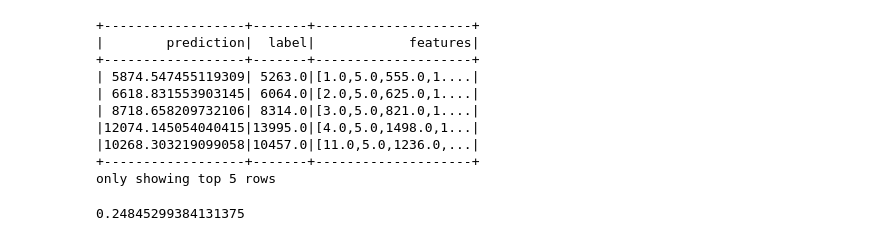
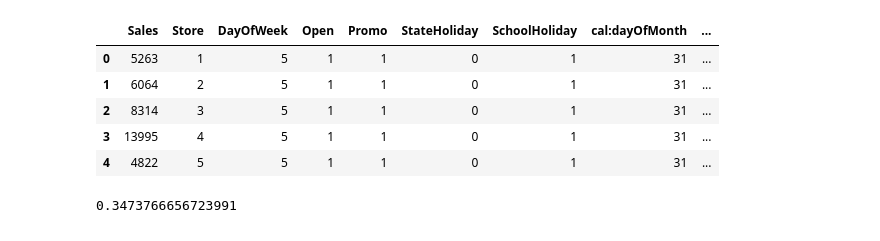
Before and after one commit to zachgarner/kaggle-rossmann, a Jupyter notebook: Spark.ipynb, the cells around one changed output. Drawn from its saved outputs; the diff is of its cells as text; code cells hidden in the pictures.

```diff
--- a/Spark.ipynb
+++ b/Spark.ipynb
@@ -42,0 +62,4 @@ pdf = pdf[columns]
+# %%
+train_df['Sales_predicted'] = train_df['Sales_predicted'].map(lambda x: int(x))
+# %%
+train_df.reset_index(inplace=True)
@@ -42,0 +87,2 @@ pdf = pdf[columns]
+# %%
+train_df['Sales_mean_prediction_error'] = (train_df['Sales_predicted'] - train_df['Sales']) / train_df['Sales']
@@ -42,0 +91,15 @@ pdf = pdf[columns]
+# %%
+feature_columns = list(train_df.columns)
+feature_columns.remove("Sales")
+feature_columns = ['Sales'] + feature_columns
+train_df = train_df[feature_columns]
+# %%
+
+train_df.head()
+# %% [output]
+|  | Sales | Store | DayOfWeek | Open | Promo | StateHoliday | SchoolHoliday | cal:dayOfMonth | ... |
+| 0 | 5263 | 1 | 5 | 1 | 1 | 0 | 1 | 31 | ... |
+| 1 | 6064 | 2 | 5 | 1 | 1 | 0 | 1 | 31 | ... |
+| 2 | 8314 | 3 | 5 | 1 | 1 | 0 | 1 | 31 | ... |
+| 3 | 13995 | 4 | 5 | 1 | 1 | 0 | 1 | 31 | ... |
+| 4 | 4822 | 5 | 5 | 1 | 1 | 0 | 1 | 31 | ... |
@@ -43,43 +127,4 @@ pdf = pdf[columns]
 # %%
-from pyspark.ml import Pipeline
-from pyspark.ml.regression import RandomForestRegressor
-from pyspark.ml.feature import VectorIndexer
-from pyspark.ml.evaluation import RegressionEvaluator
-from pyspark.mllib.util import MLUtils
-
-import pandas
-from pandas import DataFrame
-from sklearn.ensemble import ExtraTreesRegressor
-from sklearn.linear_model import LinearRegression
-from sklearn.linear_model import Ridge
-from sklearn import cross_validation
-
-import numpy
-import math
-
-
-from pyspark.mllib.regression import LabeledPoint
-
-from pyspark.sql import SQLContext
-sqlContext = SQLContext(sc)
-
-df = sqlContext.createDataFrame(pdf)
-df = df.map(lambda row: LabeledPoint(row[0], row[1:])).toDF()
-
-featureIndexer = VectorIndexer(inputCol="features", outputCol="indexedFeatures", maxCategories=2000).fit(df)
-# 0.28756570690198635 with maxCat=4
-
-(trainingData, testData) = df.randomSplit([0.7, 0.3])
-
-
-# Train a RandomForest model.
-rf = RandomForestRegressor(numTrees=20, maxDepth=7, maxBins=1200, featuresCol="indexedFeatures")
-
-# Chain indexer and forest in a Pipeline
-pipeline = Pipeline(stages=[featureIndexer, rf])
-
-# Train model.  This also runs the indexer.
-model = pipeline.fit(trainingData)
 
 # Make predictions.
 predictions = model.transform(testData)
@@ -99,15 +144,8 @@ squares = predictions.rdd.filter(lambda x: x.label != 0).map(lambda x: ((x.label
 mean = squares.mean()
 import math
 math.sqrt(mean)
-# %% [output]
-+------------------+-------+--------------------+
-|        prediction|  label|            features|
-+------------------+-------+--------------------+
-| 5874.547455119309| 5263.0|[1.0,5.0,555.0,1....|
-| 6618.831553903145| 6064.0|[2.0,5.0,625.0,1....|
-| 8718.658209732106| 8314.0|[3.0,5.0,821.0,1....|
-|12074.145054040415|13995.0|[4.0,5.0,1498.0,1...|
-|10268.303219099058|10457.0|[11.0,5.0,1236.0,...|
-+------------------+-------+--------------------+
-only showing top 5 rows
-0.24845299384131375
+# %%
+
+math.sqrt(mean)
+# %% [output]
+0.3473766656723991
```
Also changed, not shown: parts of 31 cells of this notebook, 1 other file.
